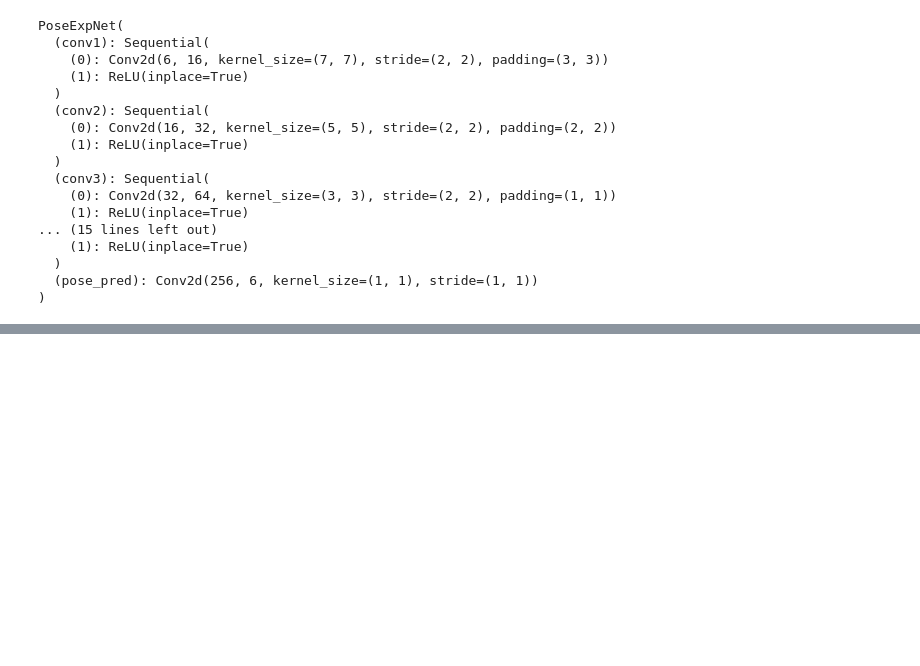
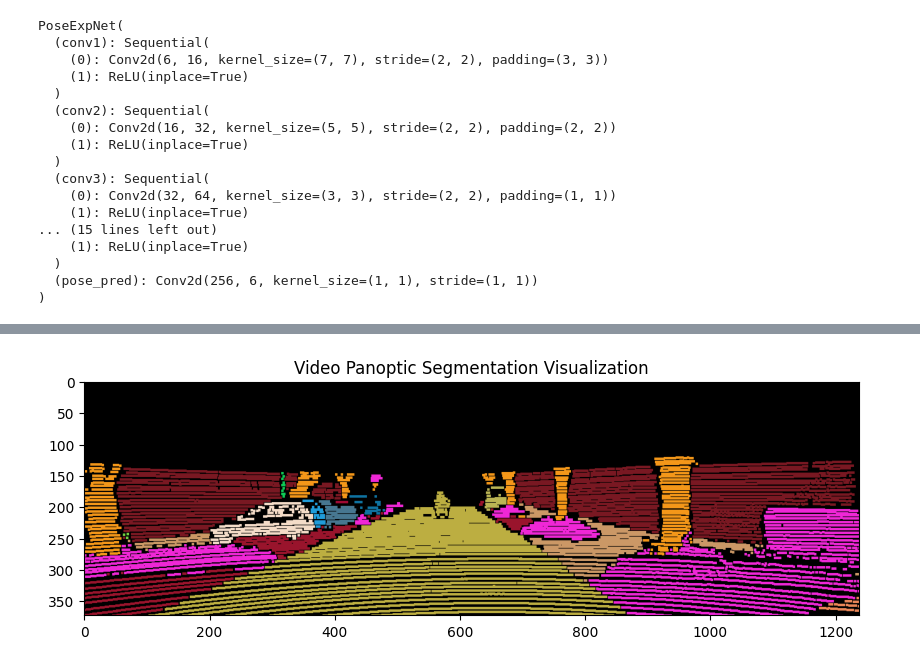
Before and after one commit to weentiaan/Video-latent-diffusion-panoptic-segmentation, a Jupyter notebook: Pose.ipynb, the cells around one changed output, grey strips where cells are left out. Drawn from its saved outputs; the diff is of its cells as text; code cells hidden in the pictures; blank space fills up the shorter version.

```diff
--- a/Pose.ipynb
+++ b/Pose.ipynb
@@ -131,0 +290,18 @@ exp_mask
+# %%
+gt_ins = Image.open('/root/autodl-tmp/video_sequence/train/000000_000010_gtFine_instance.png')
+#resize_transform = transforms.Resize((192, 640), interpolation=transforms.InterpolationMode.NEAREST)
+# 对图像进行 resize
+#gt_ins = np.array(resize_transform(gt_ins))
+gt_ins = np.array(gt_ins)
+gt_cls = Image.open('/root/autodl-tmp/video_sequence/train/000000_000010_gtFine_class.png')
+# 对图像进行 resize
+#gt_cls = np.array(resize_transform(gt_cls))
+gt_cls = np.array(gt_cls)
+gt_dep = Image.open('/root/autodl-tmp/video_sequence/train/000000_000010_depth_718.8560180664062.png')
+# 对图像进行 resize
+#gt_cls = np.array(resize_transform(gt_cls))
+gt_dep = np.array(gt_dep)
+gt_pop=gt_cls+gt_ins
+num_colors = 256
+colormap = get_color_map(num_colors)
+color_image = colorize_panoptic(gt_pop, colormap)
@@ -131,0 +325,7 @@ exp_mask
+# %%
+plt.figure(figsize=(10, 8))
+plt.imshow(pooled_image)
+plt.title("Video Panoptic Segmentation Visualization")
+plt.show()
+# %% [output]
+[figure, added]
```
Also changed, not shown: parts of 24 cells of this notebook, 48 other files.
